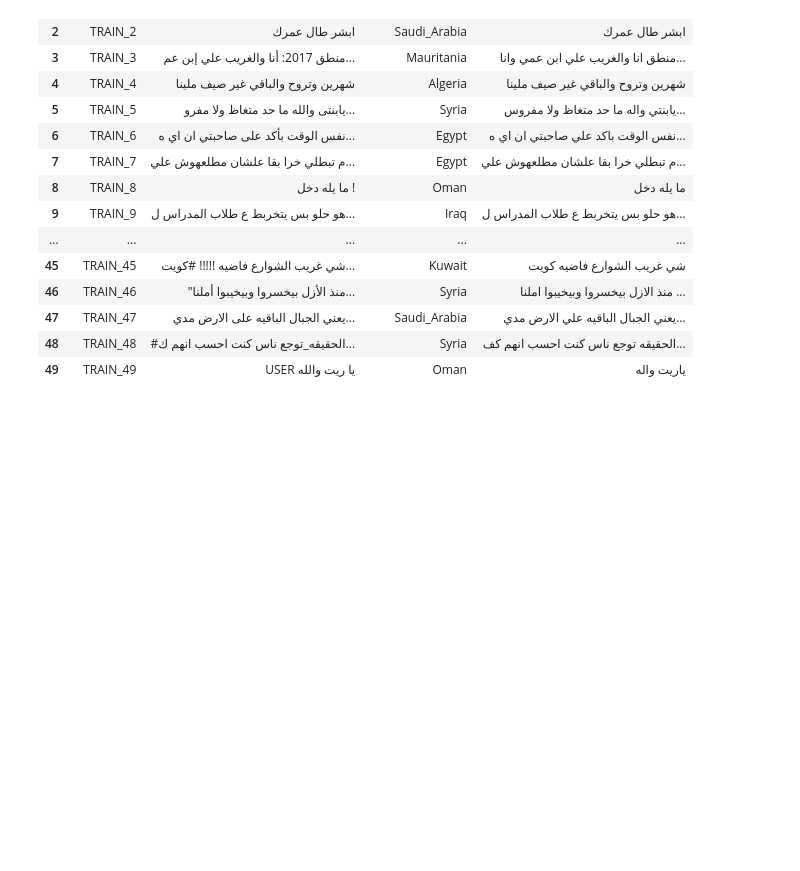
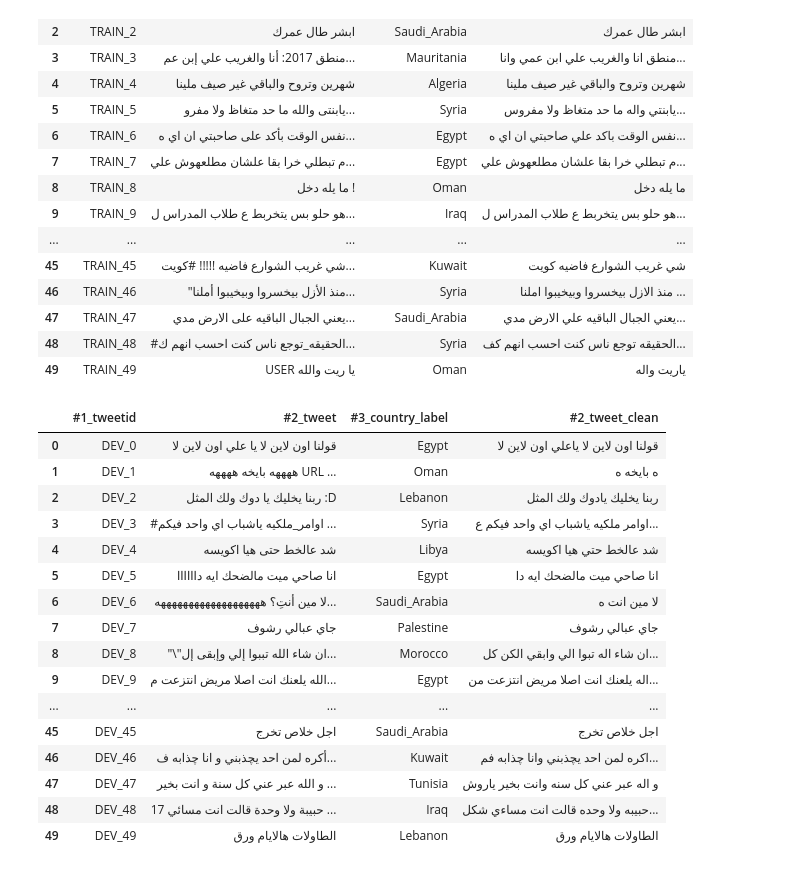
Before and after one commit to OmarSayedMostafa/Nuanced-Arabic-Dialect-Identification, a Jupyter notebook: DataCleaning.ipynb, the cells around one changed output. Saved outputs shown, nothing was run; the diff lists cells and outputs as text; code cells hidden in the pictures; blank space fills up the shorter version.

```diff
--- a/DataCleaning.ipynb
+++ b/DataCleaning.ipynb
@@ -57,4 +86,5 @@ Name: #3_country_label, dtype: int64
 # %% [markdown]
 ## clean tweets
 # %%
-tweets_cleaned = (train_data['#2_tweet'].apply(clean_arabic_tweet))
+tarin_tweets_cleaned = (train_data['#2_tweet'].apply(clean_arabic_tweet))
+test_tweets_cleaned = (test_data['#2_tweet'].apply(clean_arabic_tweet))
@@ -63,3 +91,6 @@ train_data['#2_tweet_clean']= tweets_cleaned
+# %%
+train_data['#2_tweet_clean']= tarin_tweets_cleaned
+test_data['#2_tweet_clean']= test_tweets_cleaned
 # %%
 train_data.head(50)
 # %% [output]
@@ -80,5 +111,25 @@ train_data.head(50)
 | 47 | TRAIN_47 | يعني الجبال الباقيه على الارض مدي... | Saudi_Arabia | يعني الجبال الباقيه علي الارض مدي... |
 | 48 | TRAIN_48 | #الحقيقه_توجع ناس كنت احسب انهم ك... | Syria | الحقيقه توجع ناس كنت احسب انهم كف... |
 | 49 | TRAIN_49 | USER يا ريت والله | Oman | ياريت واله |
+# %%
+test_data.head(50)
+# %% [output]
+|  | #1_tweetid | #2_tweet | #3_country_label | #2_tweet_clean |
+| 0 | DEV_0 | قولنا اون لاين لا يا علي اون لاين لا | Egypt | قولنا اون لاين لا ياعلي اون لاين لا |
+| 1 | DEV_1 | ههههه بايخه ههههه URL … | Oman | ه بايخه ه |
+| 2 | DEV_2 | ربنا يخليك يا دوك ولك المثل :D | Lebanon | ربنا يخليك يادوك ولك المثل |
+| 3 | DEV_3 | #اوامر_ملكيه ياشباب اي واحد فيكم ... | Syria | اوامر ملكيه ياشباب اي واحد فيكم ع... |
+| 4 | DEV_4 | شد عالخط حتى هيا اكويسه | Libya | شد عالخط حتي هيا اكويسه |
+| 5 | DEV_5 | انا صاحي ميت مالضحك ايه داااااا | Egypt | انا صاحي ميت مالضحك ايه دا |
+| 6 | DEV_6 | لا مين أنتِ؟ هههههههههههههههههههه... | Saudi_Arabia | لا مين انت ه |
+| 7 | DEV_7 | جاي عبالي رشوف | Palestine | جاي عبالي رشوف |
+| 8 | DEV_8 | "\"ان شاء الله تببوا إلي وإبقى إل... | Morocco | ان شاء اله تبوا الي وابقي الكن كل... |
+| 9 | DEV_9 | الله يلعنك انت اصلا مريض انتزعت م... | Egypt | اله يلعنك انت اصلا مريض انتزعت من... |
+| ... | ... | ... | ... | ... |
+| 45 | DEV_45 | اجل خلاص تخرج | Saudi_Arabia | اجل خلاص تخرج |
+| 46 | DEV_46 | أكره لمن احد يچذبني و انا چذابه ف... | Kuwait | اكره لمن احد يچذبني وانا چذابه فم... |
+| 47 | DEV_47 | و الله عبر عني كل سنة و انت بخير ... | Tunisia | و اله عبر عني كل سنه وانت بخير ياروش |
+| 48 | DEV_48 | 17 حبيبة ولا وحدة قالت انت مسائي ... | Iraq | حبيبه ولا وحده قالت انت مساءي شكل... |
+| 49 | DEV_49 | الطاولات هالايام ورق | Lebanon | الطاولات هالايام ورق |
 # %%
 train_data.to_csv("./cleaned_data/cleaned_train_data_for_subtask1.csv", index=False, encoding="utf-8-sig")
```
Also changed, not shown: parts of 10 cells of this notebook, 1 other file.
